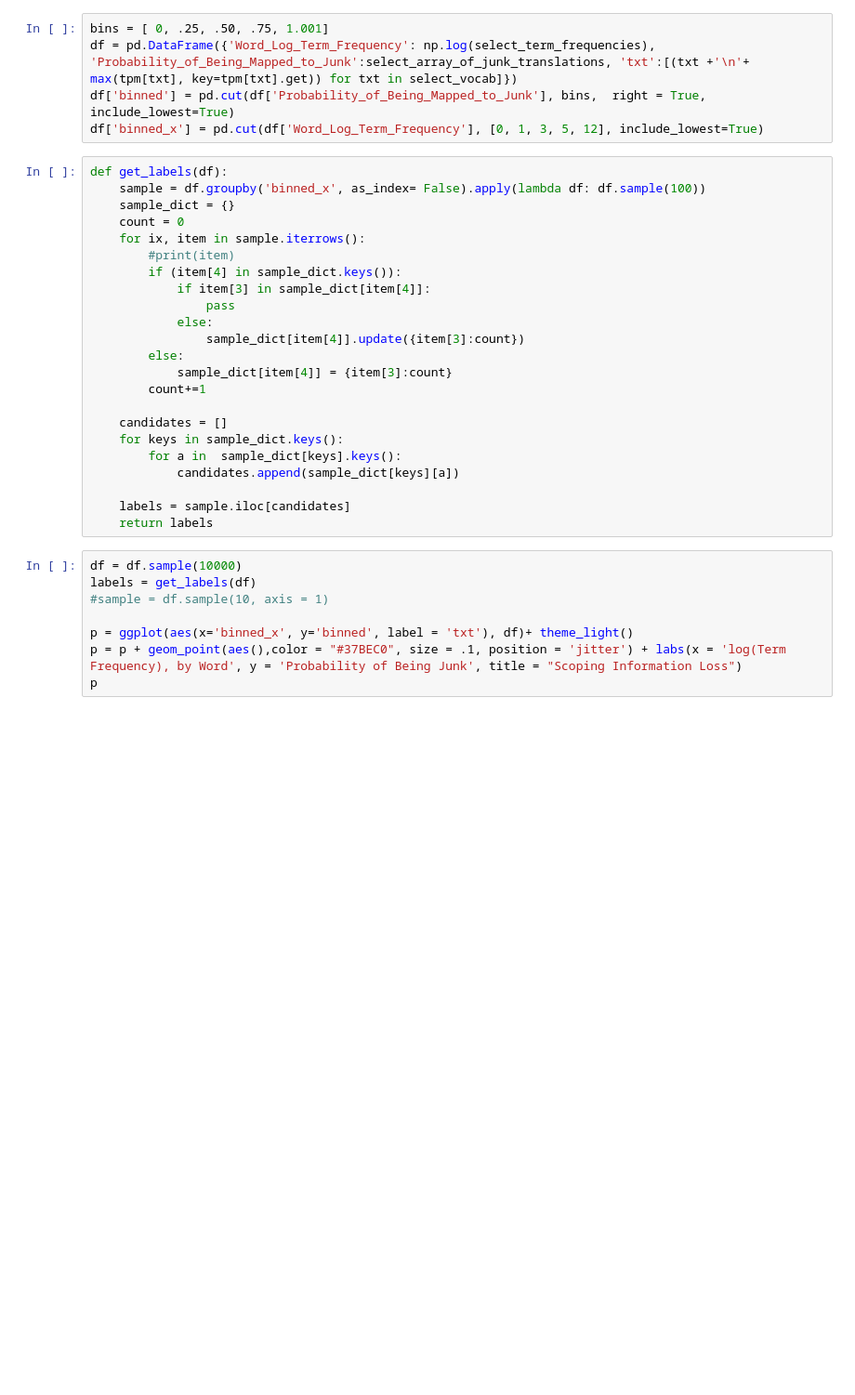
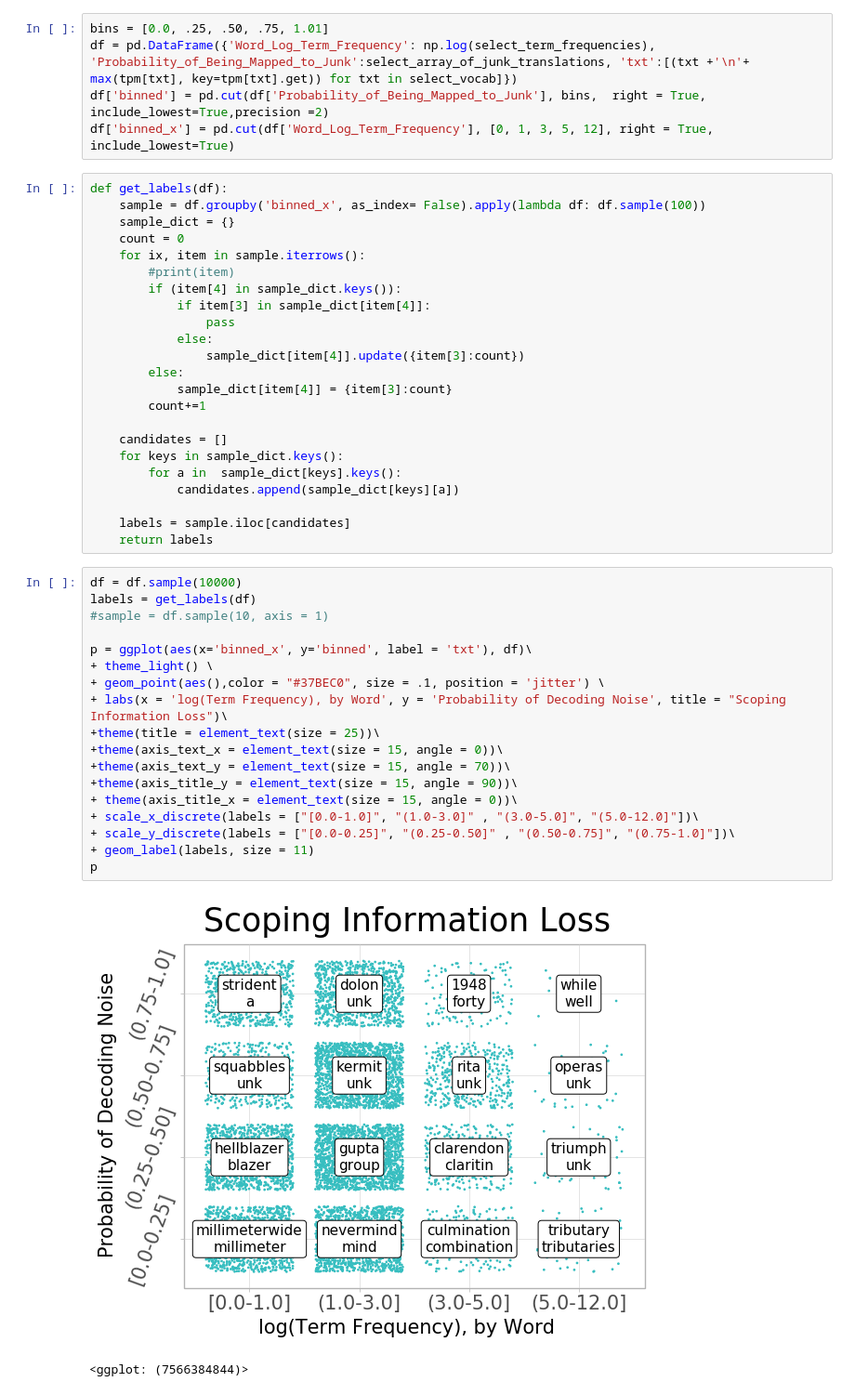
Before and after one commit to DenisPeskoff/QBASR, a Jupyter notebook: Figure1_Visualization.ipynb, the cells around one changed output. Shown: that part at 93% size. Drawn from its saved outputs; the diff is of its cells as text; blank space fills up the shorter version.

```diff
--- a/Figure1_Visualization.ipynb
+++ b/Figure1_Visualization.ipynb
@@ -134,10 +138,10 @@ Issues with 2815 vocab
 Removed 18427 self-matching words
 Removed 94845 words that occur once
 # %%
-bins = [ 0, .25, .50, .75, 1.001]
+bins = [0.0, .25, .50, .75, 1.01]
 df = pd.DataFrame({'Word_Log_Term_Frequency': np.log(select_term_frequencies), 'Probability_of_Being_Mapped_to_Junk':select_array_of_junk_translations, 'txt':[(txt +'\n'+ max(tpm[txt], key=tpm[txt].get)) for txt in select_vocab]})
-df['binned'] = pd.cut(df['Probability_of_Being_Mapped_to_Junk'], bins,  right = True, include_lowest=True)
-df['binned_x'] = pd.cut(df['Word_Log_Term_Frequency'], [0, 1, 3, 5, 12], include_lowest=True)
+df['binned'] = pd.cut(df['Probability_of_Being_Mapped_to_Junk'], bins,  right = True, include_lowest=True,precision =2)
+df['binned_x'] = pd.cut(df['Word_Log_Term_Frequency'], [0, 1, 3, 5, 12], right = True, include_lowest=True)
 # %%
 def get_labels(df):
     sample = df.groupby('binned_x', as_index= False).apply(lambda df: df.sample(100))
@@ -164,8 +168,21 @@ def get_labels(df):
 # %%
 df = df.sample(10000)
 labels = get_labels(df)
 #sample = df.sample(10, axis = 1)
 
-p = ggplot(aes(x='binned_x', y='binned', label = 'txt'), df)+ theme_light()
-p = p + geom_point(aes(),color = "#37BEC0", size = .1, position = 'jitter') + labs(x = 'log(Term Frequency), by Word', y = 'Probability of Being Junk', title = "Scoping Information Loss")
+p = ggplot(aes(x='binned_x', y='binned', label = 'txt'), df)\
++ theme_light() \
++ geom_point(aes(),color = "#37BEC0", size = .1, position = 'jitter') \
++ labs(x = 'log(Term Frequency), by Word', y = 'Probability of Decoding Noise', title = "Scoping Information Loss")\
++theme(title = element_text(size = 25))\
++theme(axis_text_x = element_text(size = 15, angle = 0))\
++theme(axis_text_y = element_text(size = 15, angle = 70))\
++theme(axis_title_y = element_text(size = 15, angle = 90))\
++ theme(axis_title_x = element_text(size = 15, angle = 0))\
++ scale_x_discrete(labels = ["[0.0-1.0]", "(1.0-3.0]" , "(3.0-5.0]", "(5.0-12.0]"])\
++ scale_y_discrete(labels = ["[0.0-0.25]", "(0.25-0.50]" , "(0.50-0.75]", "(0.75-1.0]"])\
++ geom_label(labels, size = 11)
 p
+# %% [output]
+[figure, added]
+<ggplot: (7566384844)>
```
Also changed, not shown: parts of 2 cells of this notebook.
